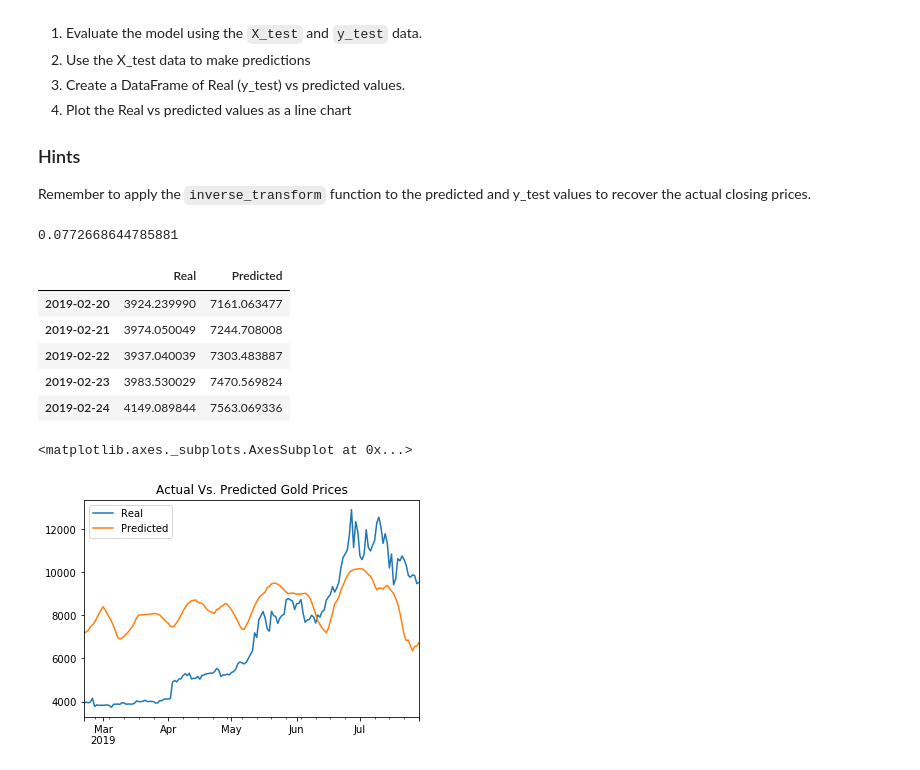
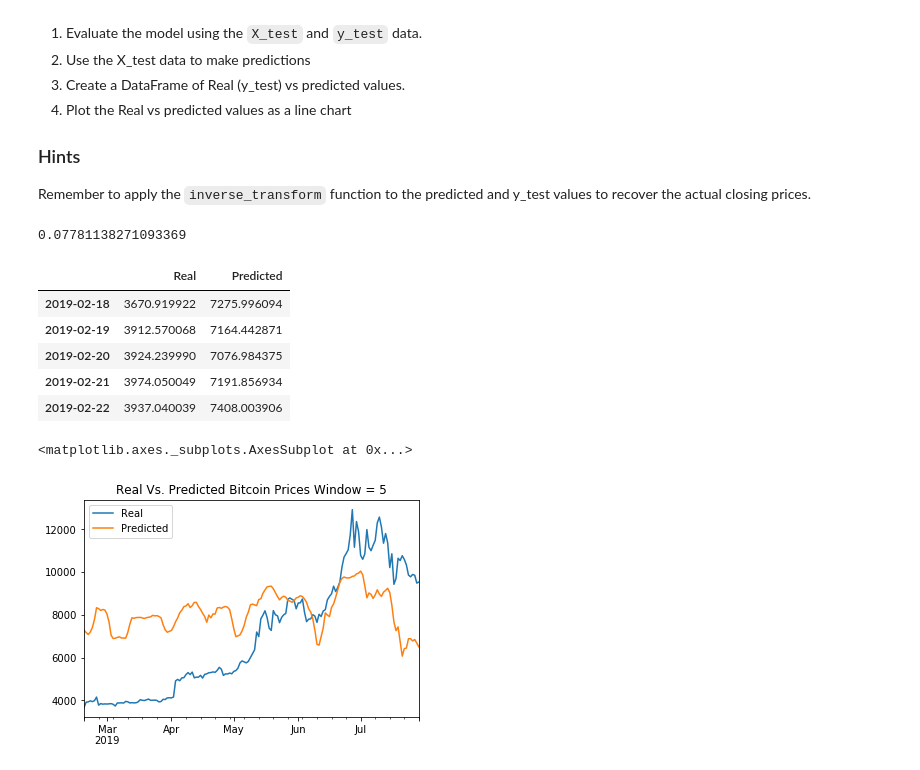
Before and after one commit to kristinav910/SentimentAnalysis, a Jupyter notebook: lstm_stock_predictor_fng.ipynb, the cells around one changed output. Cells and saved outputs as stored; diff of their text form; code cells hidden in the pictures.

```diff
--- a/lstm_stock_predictor_fng.ipynb
+++ b/lstm_stock_predictor_fng.ipynb
@@ -98,7 +95,7 @@ def window_data(df, window, feature_col_number, target_col_number):
 # %%
 # Predict Closing Prices using a 10 day window of previous fng values
 # Then, experiment with window sizes anywhere from 1 to 10 and see how the model performance changes
-window_size = 10
+window_size = 5
 
 # Column index 0 is the 'fng_value' column
 # Column index 1 is the `Close` column
@@ -258,7 +255,7 @@ Remember to apply the `inverse_transform` function to the predicted and y_test v
 # Evaluate the model
 model.evaluate(X_test, y_test, verbose=0)
 # %% [output]
-0.0772668644785881
+0.07781138271093369
 # %%
 # Make some predictions
 predicted = model.predict(X_test)
@@ -275,14 +272,14 @@ stocks = pd.DataFrame({
 stocks.head()
 # %% [output]
 |  | Real | Predicted |
-| 2019-02-20 | 3924.239990 | 7161.063477 |
-| 2019-02-21 | 3974.050049 | 7244.708008 |
-| 2019-02-22 | 3937.040039 | 7303.483887 |
-| 2019-02-23 | 3983.530029 | 7470.569824 |
-| 2019-02-24 | 4149.089844 | 7563.069336 |
+| 2019-02-18 | 3670.919922 | 7275.996094 |
+| 2019-02-19 | 3912.570068 | 7164.442871 |
+| 2019-02-20 | 3924.239990 | 7076.984375 |
+| 2019-02-21 | 3974.050049 | 7191.856934 |
+| 2019-02-22 | 3937.040039 | 7408.003906 |
 # %%
 # Plot the real vs predicted values as a line chart
-stocks.plot(title="Actual Vs. Predicted Gold Prices")
+stocks.plot(title="Real Vs. Predicted Bitcoin Prices Window = 5")
 # %% [output]
 <matplotlib.axes._subplots.AxesSubplot at 0x...>
-[figure, old version]
+[figure, new version]
```
Also changed, not shown: parts of 3 cells of this notebook, 8 other files.
